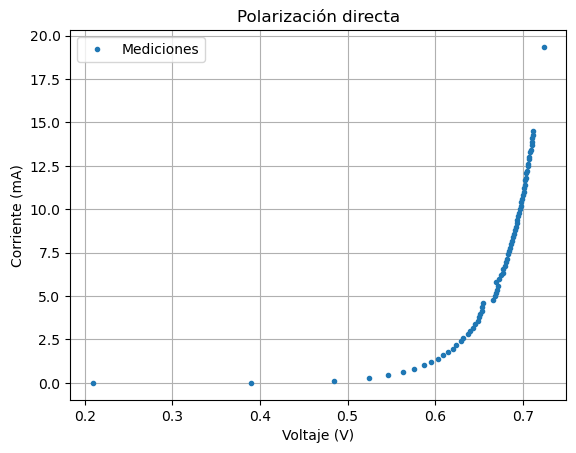
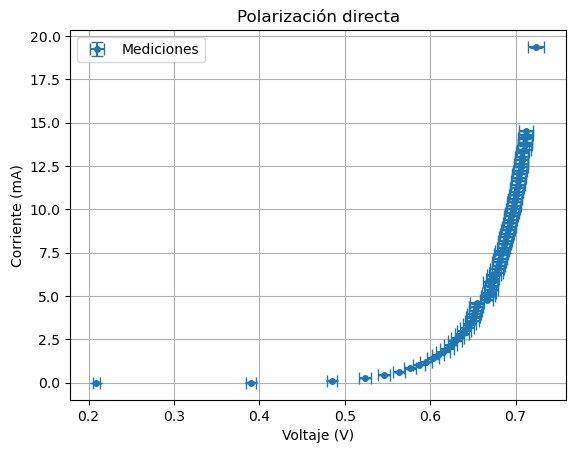
The notebook cell's code change between the first figure and the second:
--- before
+++ after
@@ -3,9 +3,11 @@
     directa = csv.reader(archivo) #Usamos la biblioteca csv
     next(directa,None)            #Me salto el primer renglón
-    Vi_direc, Vd_direc, Id_direc = [], [], []
+    Vi_direc, Vd_direc, Id_direc, inc_Vd_direc, inc_Id_direc,  = [], [], [], [], []
     for renglon in directa:
         Vi_direc.append(float(renglon[0]))
         Vd_direc.append(float(renglon[1]))
-        Id_direc.append(float(renglon[2]))
+        Id_direc.append(float(renglon[3]))
+        inc_Vd_direc.append(float(renglon[2]))
+        inc_Id_direc.append(float(renglon[4]))
 
 #Obtengo datos de la polarizacion inversa
@@ -13,10 +15,12 @@
     inversa = csv.reader(archivo) #Usamos la biblioteca csv
     next(inversa,None)
-    Vi_inv, Vd_inv, Id_inv = [], [], []
+    Vi_inv, Vd_inv, Id_inv, inc_Vd_inv, inc_Id_inv= [], [], [], [], []
     for renglon in inversa:
         Vi_inv.append(float(renglon[0]))
         Vd_inv.append(float(renglon[1]))
-        Id_inv.append(float(renglon[2]))
-
+        Id_inv.append(float(renglon[3]))
+        inc_Vd_inv.append(float(renglon[2]))
+        inc_Id_inv.append(float(renglon[4]))
+        
 #Función para graficar semilog sin problemas
 def filtro_log(func_x, func_y):
@@ -29,5 +33,9 @@
     return np.array(func_x_filtrada), np.array(func_y_filtrada)
 
-plt.plot(Vd_direc,Id_direc,'.',label='Mediciones')
+
+errorX1, errorY1 = np.array(inc_Vd_direc) , np.array(inc_Id_direc)
+errorX2, errorY2 = np.array(inc_Vd_inv) , np.array(inc_Id_inv)
+
+plt.errorbar(Vd_direc,Id_direc,label='Mediciones', xerr=errorX1, yerr=errorY1, marker='o', markersize=4, linestyle = '', capsize=4)
 plt.title('Polarización directa')
 plt.xlabel('Voltaje (V)'), plt.ylabel('Corriente (mA)')

Commit: 30/6